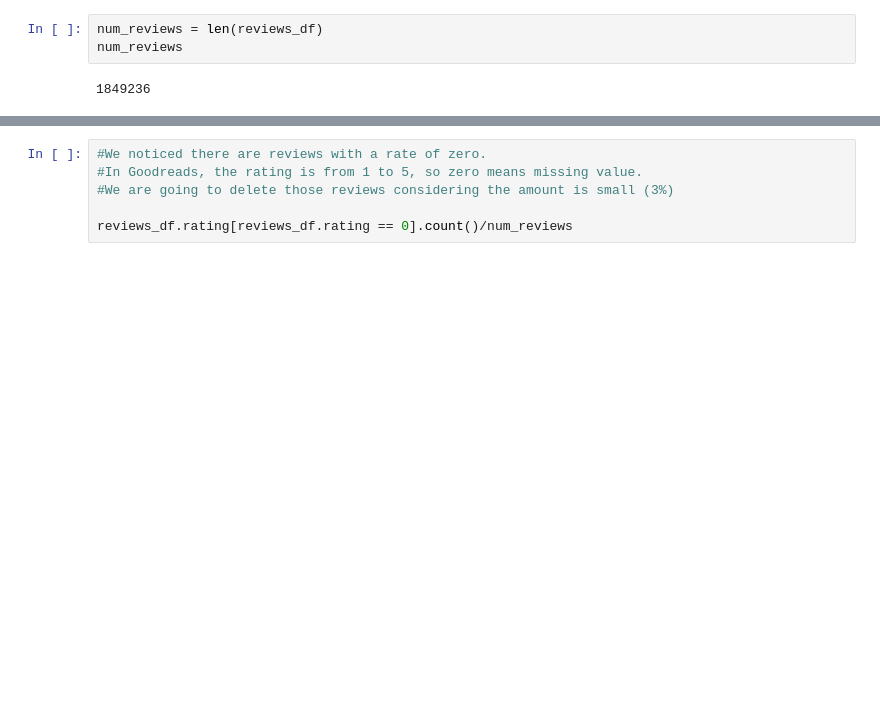
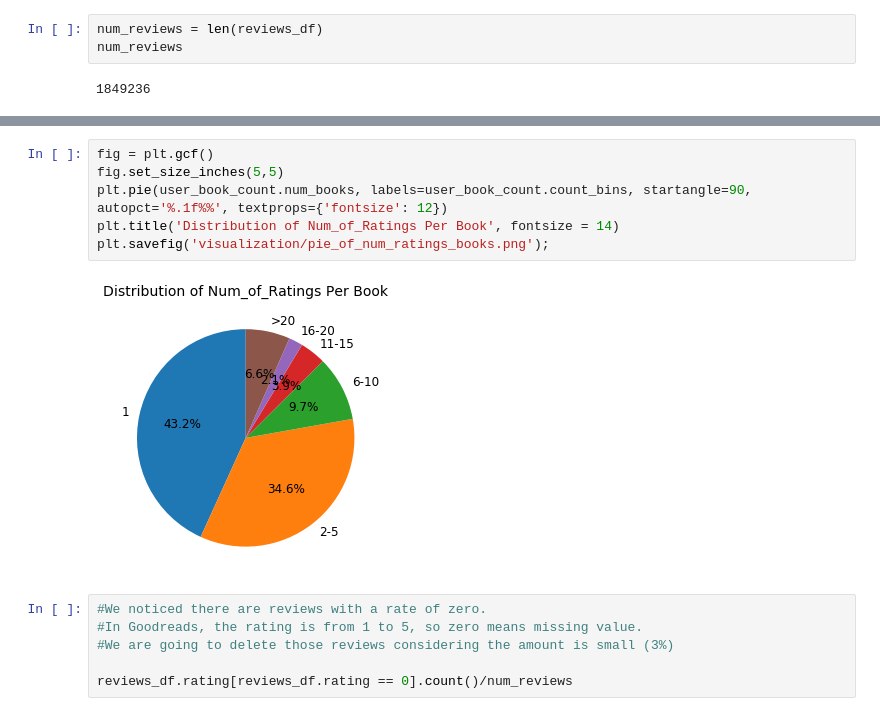
Before and after one commit to elainewyq/Goodreads_Book_Recommender, a Jupyter notebook: EDA_Genre_Mystery.ipynb, the cells around one changed output, grey strips where cells are left out. Drawn from its saved outputs; the diff is of its cells as text; blank space fills up the shorter version.

```diff
--- a/EDA_Genre_Mystery.ipynb
+++ b/EDA_Genre_Mystery.ipynb
@@ -76,3 +151,11 @@ array([3, 0, 4, 5, 2, 1])
+# %%
+fig = plt.gcf()
+fig.set_size_inches(5,5)
+plt.pie(user_book_count.num_books, labels=user_book_count.count_bins, startangle=90, autopct='%.1f%%', textprops={'fontsize': 12})
+plt.title('Distribution of Num_of_Ratings Per Book', fontsize = 14)
+plt.savefig('visualization/pie_of_num_ratings_books.png');
+# %% [output]
+[figure, added]
 # %%
 #We noticed there are reviews with a rate of zero.
 #In Goodreads, the rating is from 1 to 5, so zero means missing value.
```
Also changed, not shown: parts of 38 cells of this notebook, 1 other file.
